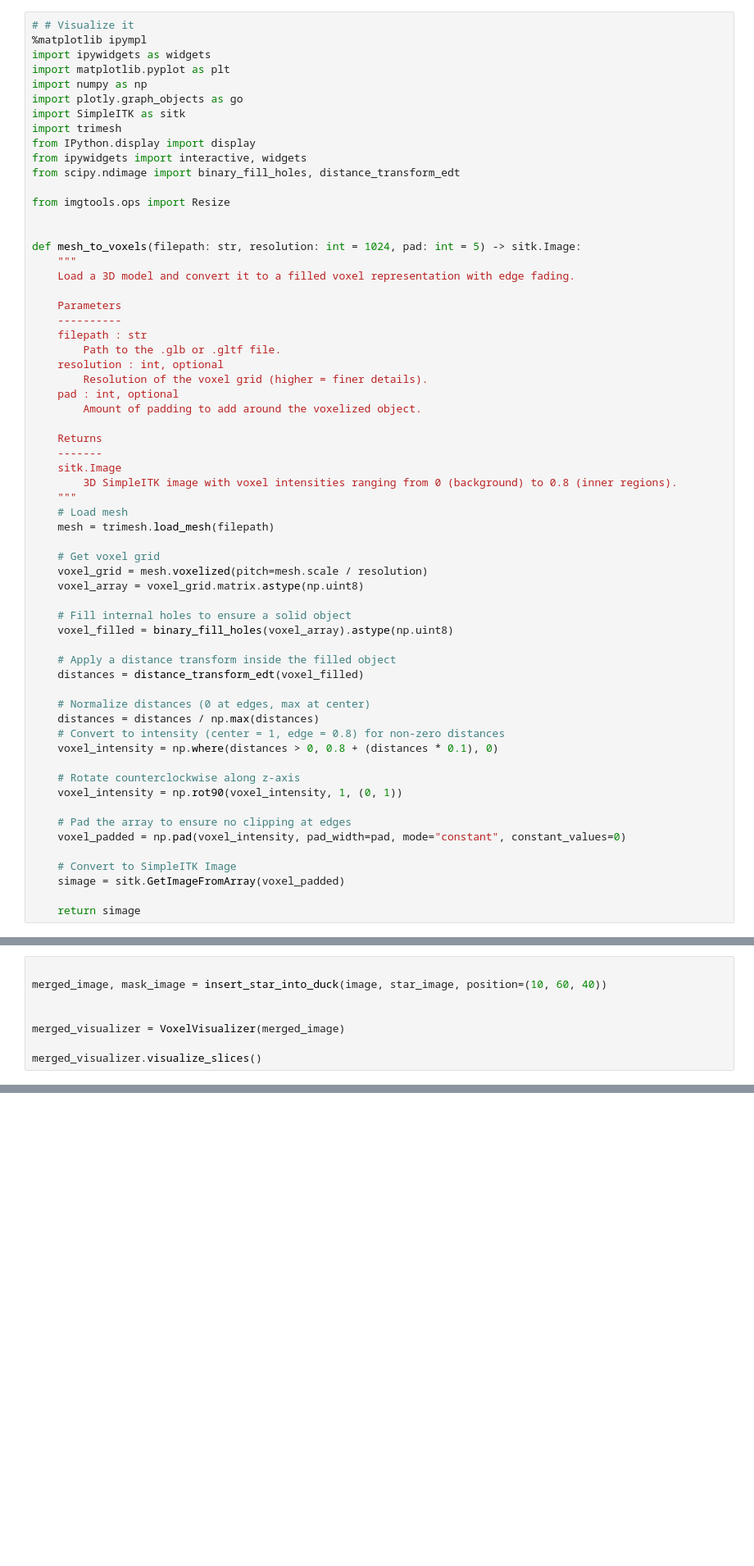
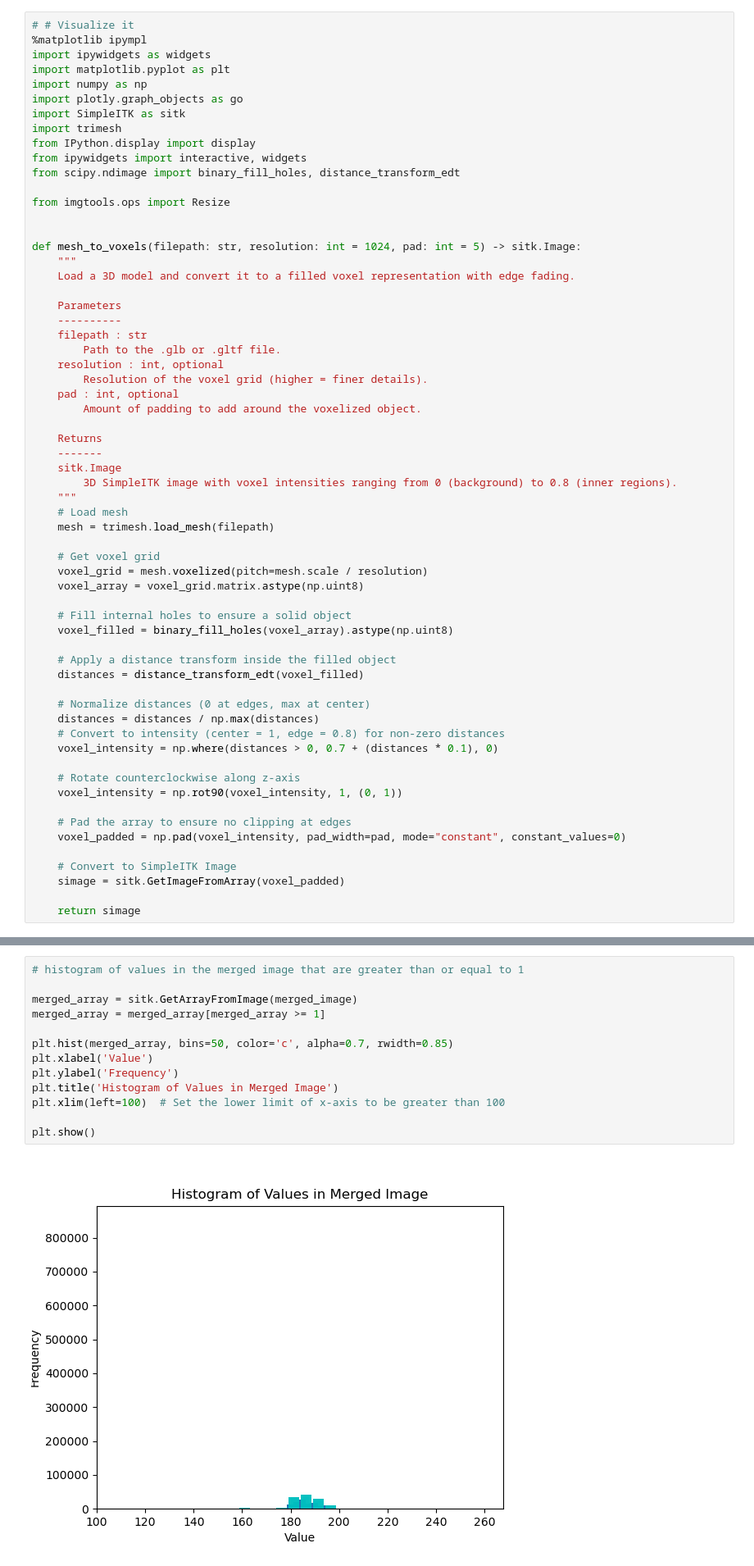
Before and after one commit to bhklab/med-imagetools, a Jupyter notebook: docs/duck.ipynb, the cells around one changed output, grey strips where cells are left out. Shown: that part at 82% size. Cells and saved outputs as stored; diff of their text form; blank space fills up the shorter version.

Commit message:
update duck images

```diff
--- a/docs/duck.ipynb
+++ b/docs/duck.ipynb
@@ -48,7 +48,7 @@ def mesh_to_voxels(filepath: str, resolution: int = 1024, pad: int = 5) -> sitk.
 	# Normalize distances (0 at edges, max at center)
 	distances = distances / np.max(distances)
 	# Convert to intensity (center = 1, edge = 0.8) for non-zero distances
-	voxel_intensity = np.where(distances > 0, 0.8 + (distances * 0.1), 0)
+	voxel_intensity = np.where(distances > 0, 0.7 + (distances * 0.1), 0)
 
 	# Rotate counterclockwise along z-axis
 	voxel_intensity = np.rot90(voxel_intensity, 1, (0, 1))
@@ -346,8 +340,0 @@ merged_visualizer.visualize_slices()
-# %%
-
-merged_image, mask_image = insert_star_into_duck(image, star_image, position=(10, 60, 40))
-
-
-merged_visualizer = VoxelVisualizer(merged_image)
-
-merged_visualizer.visualize_slices()
@@ -360,0 +341,15 @@ merged_visualizer.visualize_slices()
+# %%
+# histogram of values in the merged image that are greater than or equal to 1
+
+merged_array = sitk.GetArrayFromImage(merged_image)
+merged_array = merged_array[merged_array >= 1]
+
+plt.hist(merged_array, bins=50, color='c', alpha=0.7, rwidth=0.85)
+plt.xlabel('Value')
+plt.ylabel('Frequency')
+plt.title('Histogram of Values in Merged Image')
+plt.xlim(left=100)  # Set the lower limit of x-axis to be greater than 100
+
+plt.show()
+# %% [output]
+[figure, added]
```
Also changed, not shown: parts of 5 cells of this notebook.
